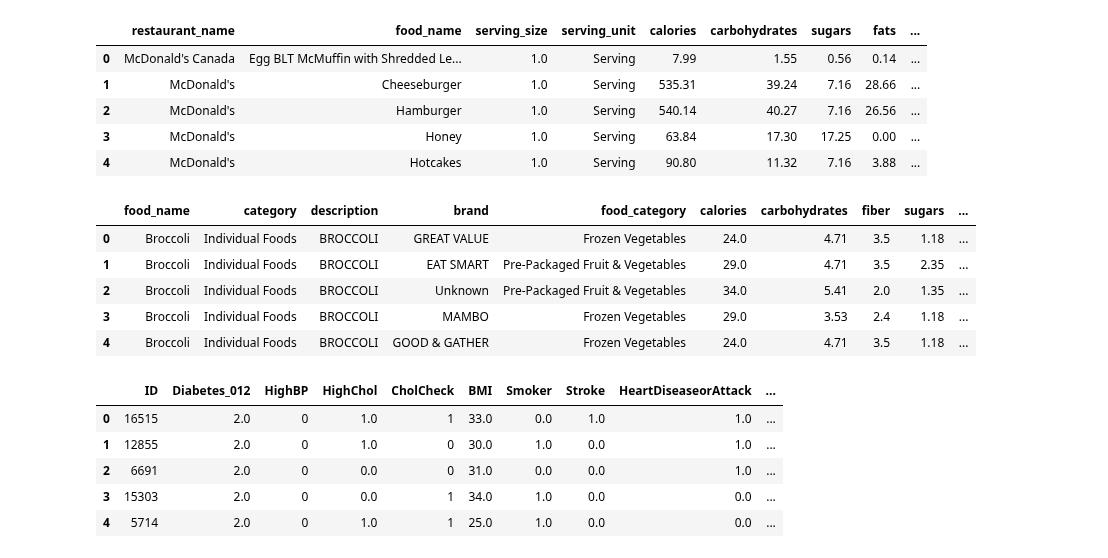
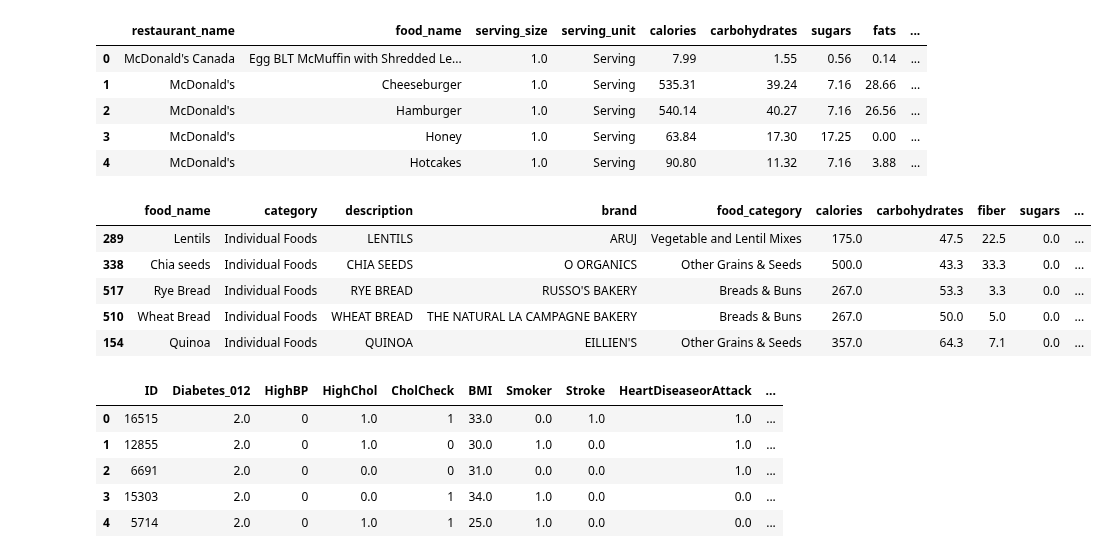
Before and after one commit to lvandine44/MADS-Capstone, a Jupyter notebook: 4-Modeling and Results.ipynb, the cells around one changed output. Saved outputs shown, nothing was run; the diff lists cells and outputs as text; code cells hidden in the pictures.

```diff
--- a/4-Modeling and Results.ipynb
+++ b/4-Modeling and Results.ipynb
@@ -20,14 +20,20 @@ menu_df.head()
 # %%
 # Individual Food Data
 individual_foods_df = pd.read_csv('./preprocessed_data/individual_foods_df.csv')
+
+#### MOVE THIS TO PREPROCESSING?
+# Remove duplicate foods, keeping the one with the highest score
+individual_foods_df_sorted = individual_foods_df.sort_values(by='score', ascending=False)
+individual_foods_df = individual_foods_df_sorted.drop_duplicates(subset='food_name', keep='first')
+
 individual_foods_df.head()
 # %% [output]
 |  | food_name | category | description | brand | food_category | calories | carbohydrates | fiber | sugars | ... |
-| 0 | Broccoli | Individual Foods | BROCCOLI | GREAT VALUE | Frozen Vegetables | 24.0 | 4.71 | 3.5 | 1.18 | ... |
-| 1 | Broccoli | Individual Foods | BROCCOLI | EAT SMART | Pre-Packaged Fruit & Vegetables | 29.0 | 4.71 | 3.5 | 2.35 | ... |
-| 2 | Broccoli | Individual Foods | BROCCOLI | Unknown | Pre-Packaged Fruit & Vegetables | 34.0 | 5.41 | 2.0 | 1.35 | ... |
-| 3 | Broccoli | Individual Foods | BROCCOLI | MAMBO | Frozen Vegetables | 29.0 | 3.53 | 2.4 | 1.18 | ... |
-| 4 | Broccoli | Individual Foods | BROCCOLI | GOOD & GATHER | Frozen Vegetables | 24.0 | 4.71 | 3.5 | 1.18 | ... |
+| 289 | Lentils | Individual Foods | LENTILS | ARUJ | Vegetable and Lentil Mixes | 175.0 | 47.5 | 22.5 | 0.0 | ... |
+| 338 | Chia seeds | Individual Foods | CHIA SEEDS | O ORGANICS | Other Grains & Seeds | 500.0 | 43.3 | 33.3 | 0.0 | ... |
+| 517 | Rye Bread | Individual Foods | RYE BREAD | RUSSO'S BAKERY | Breads & Buns | 267.0 | 53.3 | 3.3 | 0.0 | ... |
+| 510 | Wheat Bread | Individual Foods | WHEAT BREAD | THE NATURAL LA CAMPAGNE BAKERY | Breads & Buns | 267.0 | 50.0 | 5.0 | 0.0 | ... |
+| 154 | Quinoa | Individual Foods | QUINOA | EILLIEN'S | Other Grains & Seeds | 357.0 | 64.3 | 7.1 | 0.0 | ... |
 # %%
 # Patient Data
 patient_df = pd.read_csv('./preprocessed_data/patient_df.csv')
```
Also changed, not shown: parts of 5 cells of this notebook.
